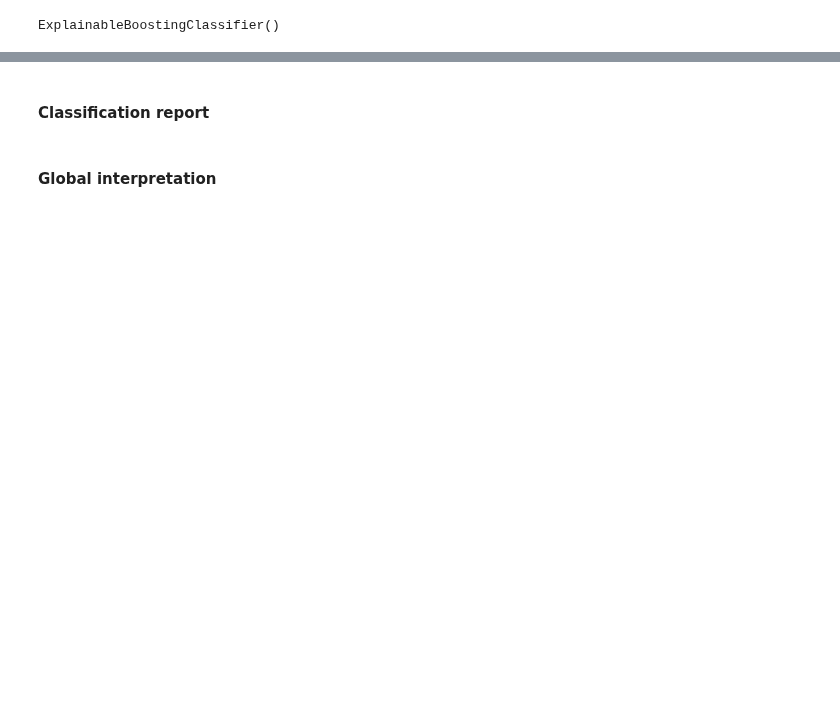
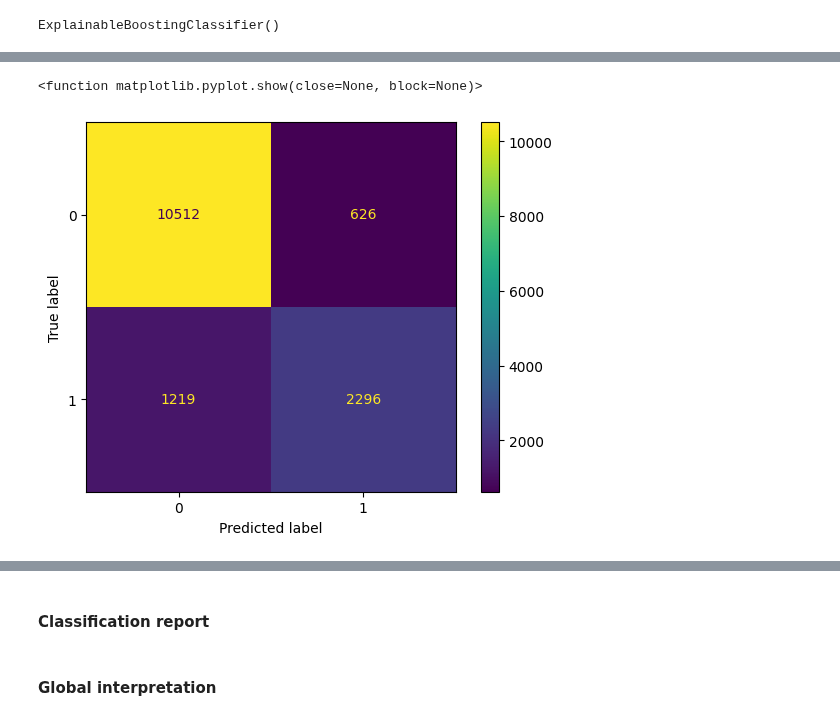
Before and after one commit to eva-f00/bayes_xml, a Jupyter notebook: Test Eva.ipynb, the cells around one changed output, grey strips where cells are left out. Saved outputs shown, nothing was run; the diff lists cells and outputs as text; code cells hidden in the pictures; blank space fills up the shorter version.

```diff
--- a/Test Eva.ipynb
+++ b/Test Eva.ipynb
@@ -700,3 +712,12 @@ ebm_local = ebm.explain_local(X_test, y_test)
 show(ebm_local)
 # %% [output]
 [interactive output not drawn]
+# %%
+predictions = ebm.predict(X_test)
+cm = confusion_matrix(y_test.to_numpy(), predictions)
+disp = ConfusionMatrixDisplay(cm)
+disp.plot()
+plt.show
+# %% [output]
+<function matplotlib.pyplot.show(close=None, block=None)>
+[figure, added]
```
Also changed, not shown: parts of 7 cells of this notebook.
